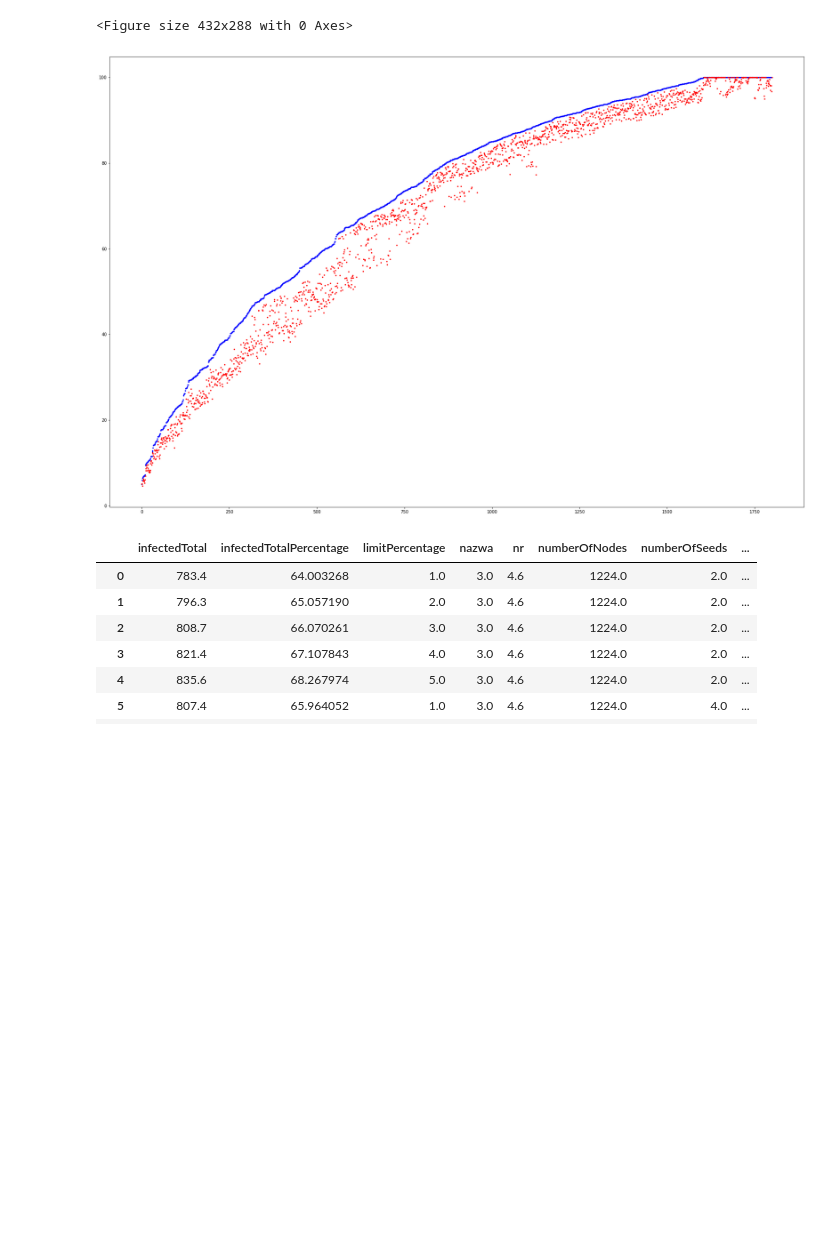
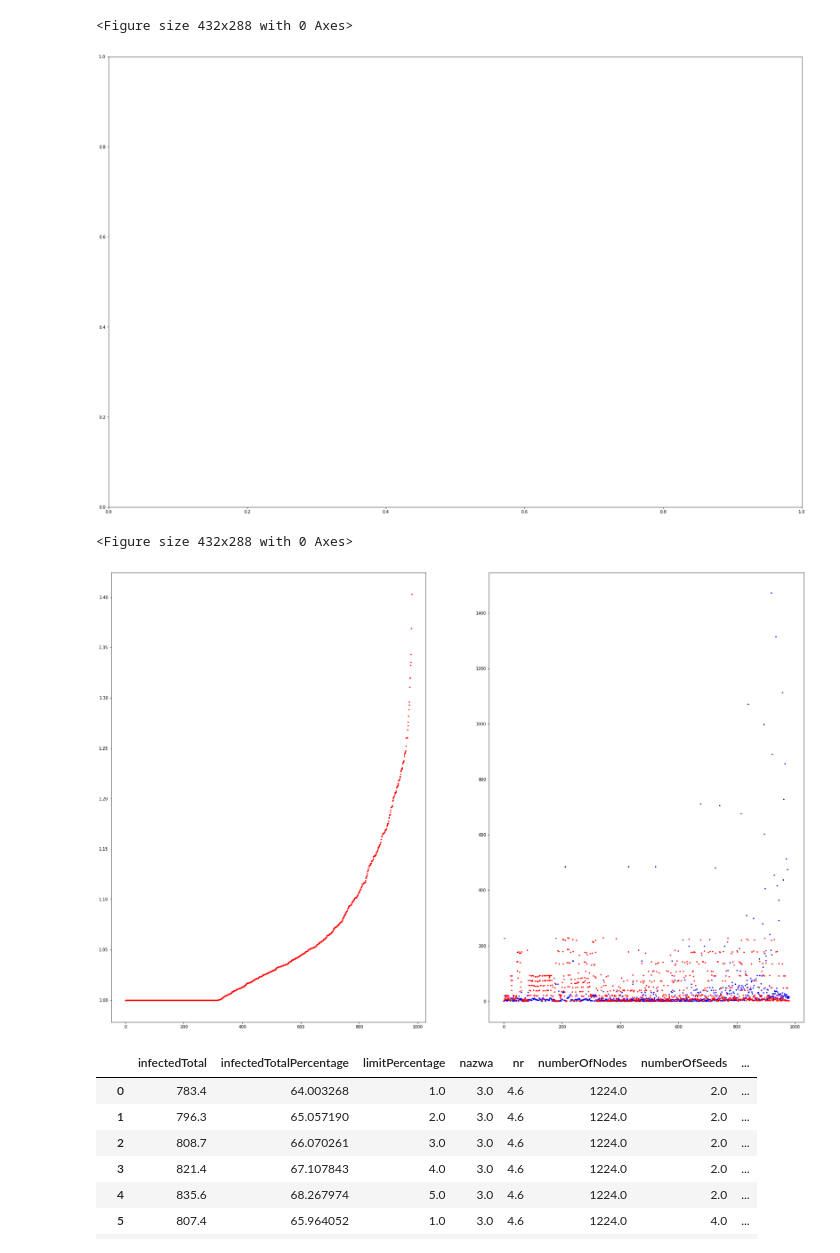
Before and after one commit to patrycze/ICCS2020_VOTERANK, a Jupyter notebook: analysis/last.ipynb, the cells around one changed output. Cells and saved outputs as stored; diff of their text form; code cells hidden in the pictures; blank space fills up the shorter version.

```diff
--- a/analysis/last.ipynb
+++ b/analysis/last.ipynb
@@ -62,17 +117,27 @@ fig, ax = plt.subplots(ncols=1, nrows=1, figsize=(30,20))
 lastRows_with = pd.DataFrame()
 lastRows_without = pd.DataFrame()
 
-for net in [3, 5, 9]:
+for net in [1, 2, 3, 4, 5, 6, 7, 8, 9, 10, 11, 12, 13, 14, 15]:
     for pp in [0.1, 0.2, 0.3, 0.4, 0.5, 0.6]:
-        for numberOfSeeds in [2, 4]:
+        for numberOfSeeds in [2, 4, 8, 16]:
             for limitPercentage in [1, 2, 3, 4, 5]:
                 subdata_with = data_with[(data_with['nazwa'] == net) & (data_with['pp'] == pp) & (data_with['numberOfSeeds'] == numberOfSeeds) & (data_with['limitPercentage'] == limitPercentage)]
                 subdata_without = data_without[(data_without['nazwa'] == net) & (data_without['pp'] == pp) & (data_without['numberOfSeeds'] == numberOfSeeds) & (data_without['limitPercentage'] == limitPercentage)]
 
+#                 subdata_without = subdata_without.mean()
+#                 subdata_with = subdata_with.mean()
+
+                subdata_without = subdata_without.mean()
+                subdata_with = subdata_with.mean()
+
+#                 print(subdata_without['infectedTotal'])
+#                 print(subdata_with['infectedTotal'])
+
                 temp_without = pd.DataFrame(subdata_without)
                 temp_with = pd.DataFrame(subdata_with)
 
-                temp = pd.DataFrame({'without': subdata_without['infectedTotalPercentage'], 'with': subdata_with['infectedTotalPercentage']})
+                temp = pd.DataFrame({'without': [subdata_without['infectedTotalPercentage']], 'with': [subdata_with['infectedTotalPercentage']],
+                                     'increase': [subdata_with['infectedTotalPercentage'] / subdata_without['infectedTotalPercentage']],'secondsWithout': subdata_without['seconds'], 'secondsWith': subdata_with['seconds']})
 
                 lastRows_with = lastRows_with.append(temp)
 
@@ -83,6 +148,7 @@ for net in [3, 5, 9]:
 #                 lastRows_with = lastRows_with.append(temp_with)
 #                 lastRows_without = lastRows_without.append(temp_without)
 # %%
-lastRows_with = lastRows_with.sort_values('with')
+lastRows_with = lastRows_with.sort_values('increase')
+lastRows_with = lastRows_with.dropna()
 lastRows_with
 # %% [output]
@@ -107,20 +173,28 @@ lastRows_with
 # %%
 plt.figure();
 
-fig, ax = plt.subplots(ncols=1, nrows=1, figsize=(30,20))
+fig, ax = plt.subplots(ncols=2, nrows=1, figsize=(30,20))
 
 
 # ax.scatter(list(range(len(lastRows_with.index))), lastRows_with['infectedTotalPercentage'], s=10, color='red')
 # ax.scatter(list(range(len(lastRows_without.index))), lastRows_without['infectedTotalPercentage'], s=5, color='blue')
 
-ax.scatter(list(range(len(lastRows_with.index))), lastRows_with['with'], s=5, color='blue')
-ax.scatter(list(range(len(lastRows_with.index))), lastRows_with['without'], s=5, color='red')
+# ax[0].scatter(list(range(len(lastRows_with.index))), lastRows_with['with'], s=5, color='blue')
+# ax[0].scatter(list(range(len(lastRows_with.index))), lastRows_with['without'], s=5, color='red')
+
+ax[1].scatter(list(range(len(lastRows_with.index))), lastRows_with['secondsWith'], s=5, color='blue')
+ax[1].scatter(list(range(len(lastRows_with.index))), lastRows_with['secondsWithout'], s=5, color='red')
+
+# ax.scatter(list(range(len(lastRows_with.index))), lastRows_with['with'], s=5, color='blue')
+ax[0].scatter(list(range(len(lastRows_with.index))), lastRows_with['increase'], s=5, color='red')
 
 
 plt.show()
 # %% [output]
 <Figure size 432x288 with 0 Axes>
-[figure, old version]
+[figure, new version]
+<Figure size 432x288 with 0 Axes>
+[figure, added]
 # %%
 lastRows_without
 # %% [output]
```
Also changed, not shown: parts of 5 cells of this notebook, 6 other files.
